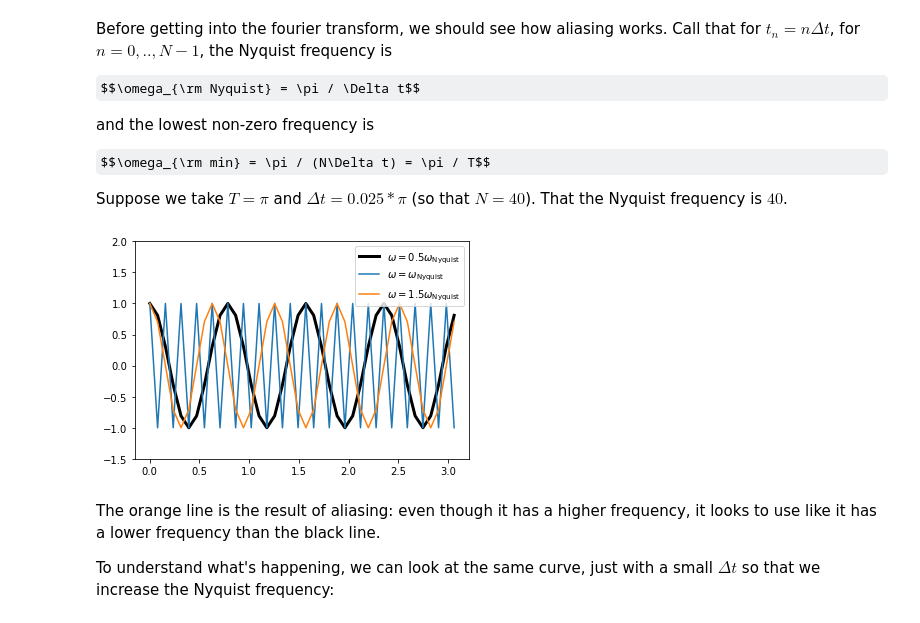
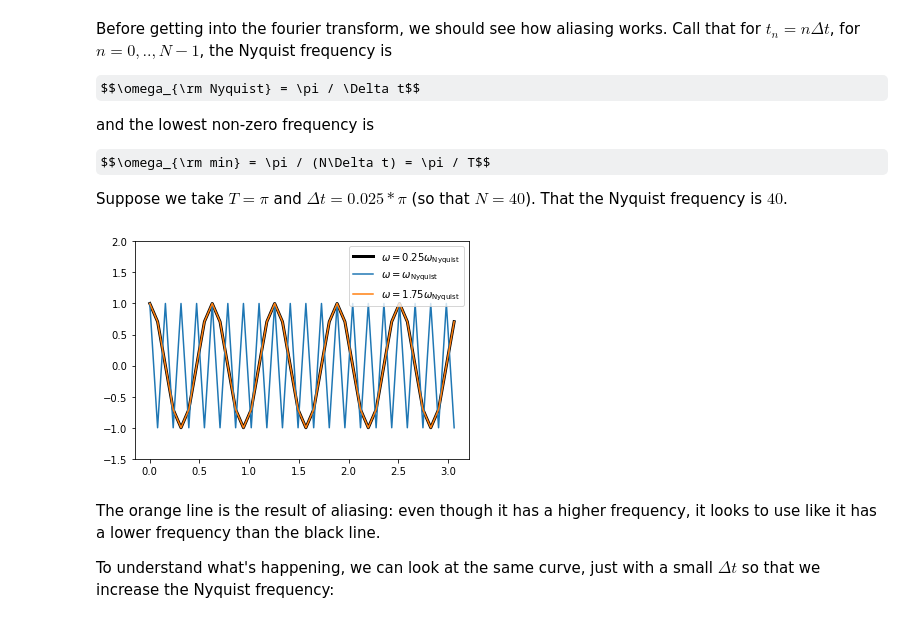
Before and after one commit to drgreen/Phys105B_S24, a Jupyter notebook: FFT.ipynb, the cells around one changed output. Drawn from its saved outputs; the diff is of its cells as text; code cells hidden in the pictures; some formulas as TeX source.

```diff
--- a/FFT.ipynb
+++ b/FFT.ipynb
@@ -18,20 +18,20 @@ Suppose we take $T = \pi$ and $\Delta t = 0.025*\pi$ (so that $N=40$). That the
 # %%
 time=np.arange(0.,pi,step=0.025*pi)
 omegaN=40
-signal0=np.cos(0.2*omegaN*time)
+signal0=np.cos(0.25*omegaN*time)
 signal1=np.cos(omegaN*time)
 signal2=np.cos((1.75)*omegaN*time)
 
 #signal3=np.cos(0.1*omegaN*time)
-plt.plot(time,signal0,label=r'$\omega=0.5\omega_{\rm Nyquist}$',lw=3,c='black')
+plt.plot(time,signal0,label=r'$\omega=0.25\omega_{\rm Nyquist}$',lw=3,c='black')
 plt.plot(time,signal1,label=r'$\omega=\omega_{\rm Nyquist}$')
-plt.plot(time,signal2,label=r'$\omega=1.5\omega_{\rm Nyquist}$')
+plt.plot(time,signal2,label=r'$\omega=1.75\omega_{\rm Nyquist}$')
 
 plt.ylim(-1.5,2)
 plt.legend()
 plt.show()
 # %% [output]
-[figure, old version]
+[figure, new version]
 # %% [markdown]
 The orange line is the result of aliasing: even though it has a higher frequency, it looks to use like it has a lower frequency than the black line.
 
```
Also changed, not shown: parts of 24 cells of this notebook.
